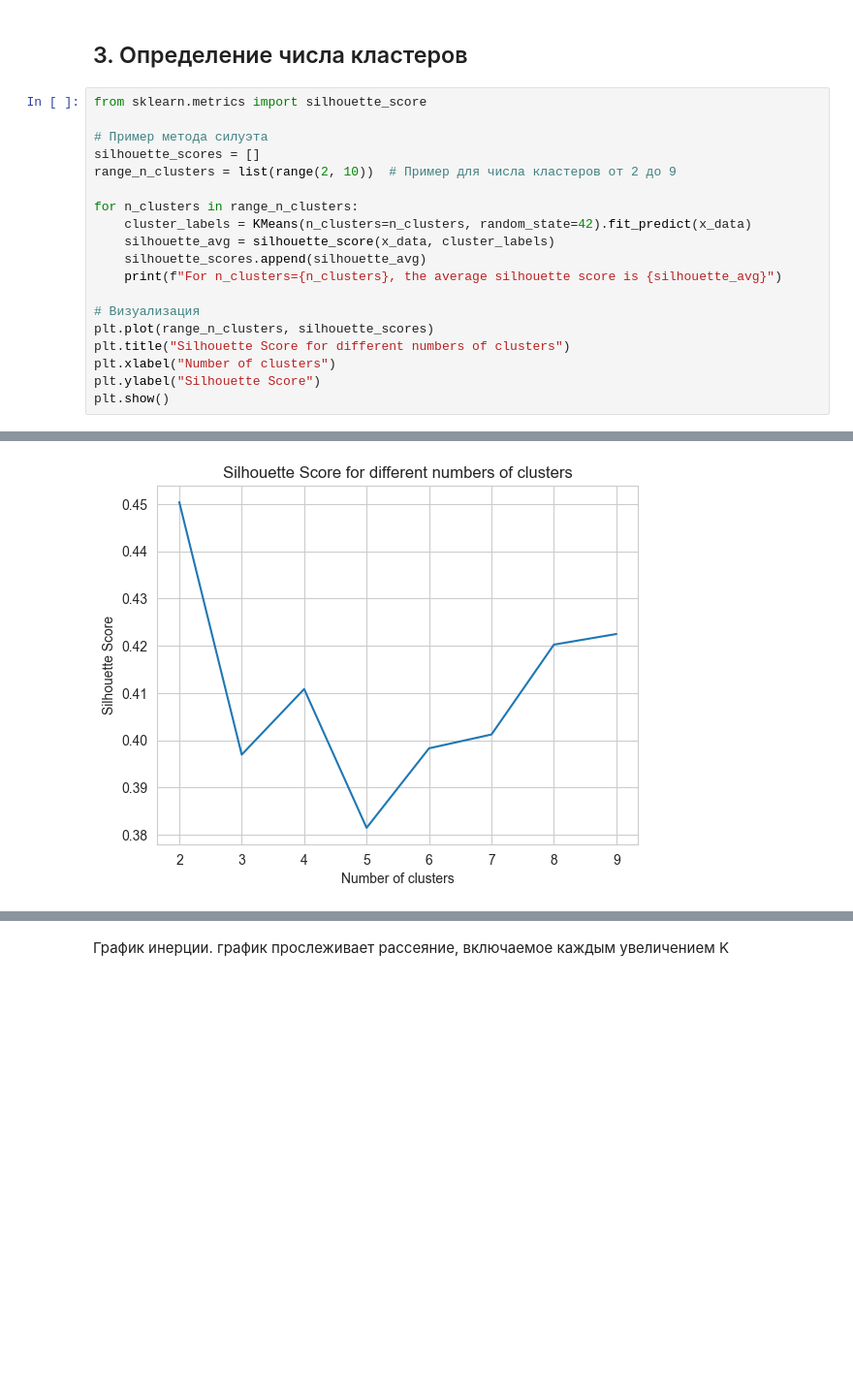
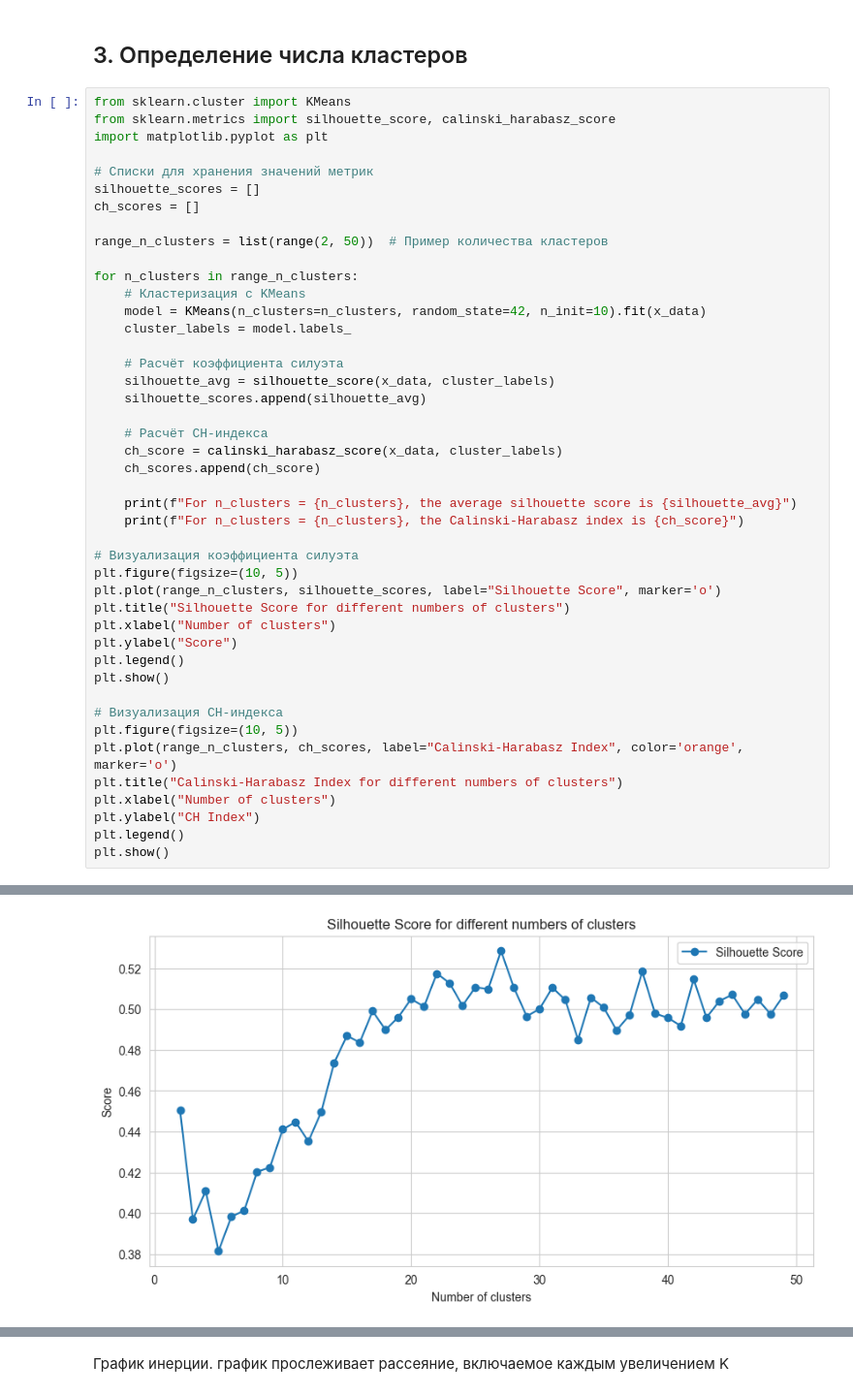
Before and after one commit to MalyginAE/clustering, a Jupyter notebook: laba2.ipynb, the cells around one changed output, grey strips where cells are left out. Shown at 97% size. Drawn from its saved outputs; the diff is of its cells as text; blank space fills up the shorter version.

Commit message:
add conclusion about graph and p.3 for k > 3

```diff
--- a/laba2.ipynb
+++ b/laba2.ipynb
@@ -626,22 +655,47 @@ RAND-индекс измеряет схожесть двух разбиений.
 # %% [markdown]
 ## 3. Определение числа кластеров
 # %%
-from sklearn.metrics import silhouette_score
+from sklearn.cluster import KMeans
+from sklearn.metrics import silhouette_score, calinski_harabasz_score
+import matplotlib.pyplot as plt
 
-# Пример метода силуэта
+# Списки для хранения значений метрик
 silhouette_scores = []
-range_n_clusters = list(range(2, 10))  # Пример для числа кластеров от 2 до 9
+ch_scores = []
+
+range_n_clusters = list(range(2, 50))  # Пример количества кластеров
 
 for n_clusters in range_n_clusters:
-    cluster_labels = KMeans(n_clusters=n_clusters, random_state=42).fit_predict(x_data)
+    # Кластеризация с KMeans
+    model = KMeans(n_clusters=n_clusters, random_state=42, n_init=10).fit(x_data)
+    cluster_labels = model.labels_
+
+    # Расчёт коэффициента силуэта
     silhouette_avg = silhouette_score(x_data, cluster_labels)
     silhouette_scores.append(silhouette_avg)
-    print(f"For n_clusters={n_clusters}, the average silhouette score is {silhouette_avg}")
 
-# Визуализация
-plt.plot(range_n_clusters, silhouette_scores)
+    # Расчёт CH-индекса
+    ch_score = calinski_harabasz_score(x_data, cluster_labels)
+    ch_scores.append(ch_score)
+
+    print(f"For n_clusters = {n_clusters}, the average silhouette score is {silhouette_avg}")
+    print(f"For n_clusters = {n_clusters}, the Calinski-Harabasz index is {ch_score}")
+
+# Визуализация коэффициента силуэта
+plt.figure(figsize=(10, 5))
+plt.plot(range_n_clusters, silhouette_scores, label="Silhouette Score", marker='o')
 plt.title("Silhouette Score for different numbers of clusters")
 plt.xlabel("Number of clusters")
-plt.ylabel("Silhouette Score")
+plt.ylabel("Score")
+plt.legend()
 plt.show()
+
+# Визуализация CH-индекса
+plt.figure(figsize=(10, 5))
+plt.plot(range_n_clusters, ch_scores, label="Calinski-Harabasz Index", color='orange', marker='o')
+plt.title("Calinski-Harabasz Index for different numbers of clusters")
+plt.xlabel("Number of clusters")
+plt.ylabel("CH Index")
+plt.legend()
+plt.show()
 # %% [output]
@@ -656 +719 @@ For n_clusters=9, the average silhouette score is 0.42248509303223314
-[figure, old version]
+[figure, new version]
```
Also changed, not shown: parts of 8 cells of this notebook.
